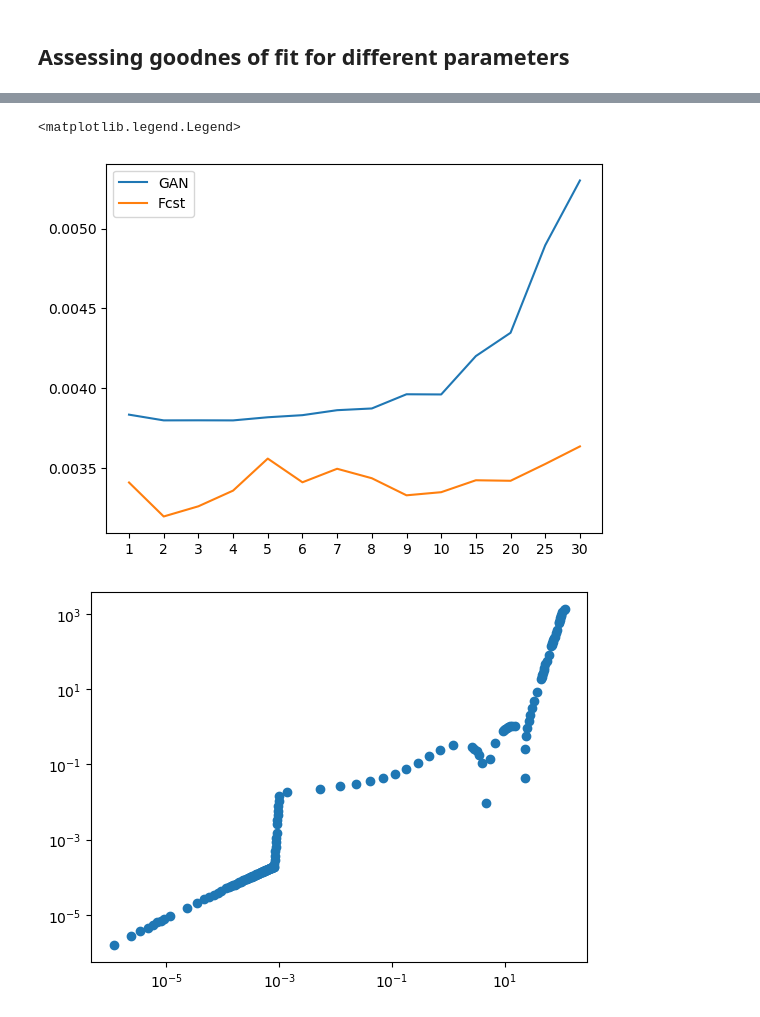
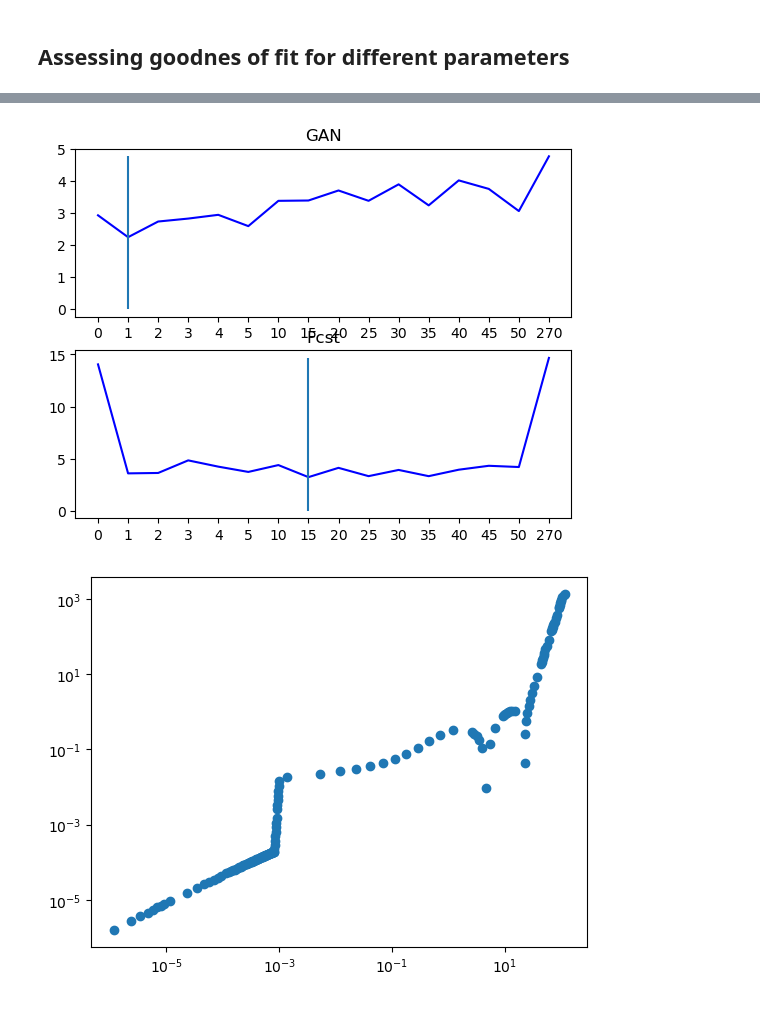
Before and after one commit to mlangguth89/downscaling-cgan, a Jupyter notebook: notebooks/quantile_mapping.ipynb, the cells around one changed output, grey strips where cells are left out. Cells and saved outputs as stored; diff of their text form; code cells hidden in the pictures.

Commit message:
improved plotting

```diff
--- a/notebooks/quantile_mapping.ipynb
+++ b/notebooks/quantile_mapping.ipynb
@@ -472,7 +457,7 @@ fcst_corrected = qmapper.get_quantile_mapped_forecast(fcst=fcst_array, dates=dat
 # %% [markdown]
 ## Assessing goodnes of fit for different parameters
 # %%
-w=1
+w=20
 plot_folder = '/user/home/uz22147/repos/downscaling-cgan/plots/quantile_map_plots'
 obs_key = 'Obs (IMERG)'
 
@@ -527,13 +512,15 @@ from sklearn.metrics import mean_squared_error
 from itertools import chain
 plot_folder = '/user/home/uz22147/repos/downscaling-cgan/plots/quantile_map_plots'
 
-widths = [1,2,3,4,5,6,7,8,9,10,15,20,25,30]
+widths = [0, 1,2,3,4,5,10,15,20,25,30,35,40,45,50,270]
 weighted_mse = {k: {} for k in ['GAN', 'Fcst']}
+basic_mse = {k: {} for k in ['GAN', 'Fcst']}
 weighted_mse_high =  {k: {} for k in ['GAN', 'Fcst']}
+area = 'total'
 
 for w in widths:
 
-    with open(os.path.join(plot_folder, f'qq_plot_test_n{w}_total.pkl'), 'rb') as ifh:
+    with open(os.path.join(plot_folder, f'qq_plot_test_n{w}_{area}.pkl'), 'rb') as ifh:
         data = pickle.load(ifh)
         quantile_results = data['quantile_results']
         quantile_boundary_list = data['quantile_boundary_list']
@@ -542,19 +529,22 @@ for w in widths:
 
     raw_gan_results =  list(chain.from_iterable([list(item) for k, item in quantile_results['GAN'].items()]))
     qmap_gan_results =  list(chain.from_iterable([list(item) for k, item in quantile_results['GAN + qmap'].items()]))
-    blended_gan_results= list(chain.from_iterable([list(item) for k, item in quantile_results['GAN'].items() if k < cutoff_point]))
-    blended_gan_results += list(chain.from_iterable([list(item) for k, item in quantile_results['GAN + qmap'].items() if k >= cutoff_point]))
+    # blended_gan_results= list(chain.from_iterable([list(item) for k, item in quantile_results['GAN'].items() if k < cutoff_point]))
+    # blended_gan_results += list(chain.from_iterable([list(item) for k, item in quantile_results['GAN + qmap'].items() if k >= cutoff_point]))
     all_obs = list(chain.from_iterable([item for item in quantile_results['Obs (IMERG)'].values()]))
 
     # apply threshold of 2* max obs
-    blended_gan_results = [min(item, 1.5*max(all_obs)) for item in blended_gan_results]
-    ifs_results = list(chain.from_iterable([list(item) for item in quantile_results['Fcst + qmap'].values()]))
+    # blended_gan_results = [min(item, 1.5*max(all_obs)) for item in blended_gan_results]
+    qmap_ifs_results = list(chain.from_iterable([list(item) for item in quantile_results['Fcst + qmap'].values()]))
 
 
-    weights = list(chain.from_iterable([ [interval_list['GAN'][n]]*(len(qb)) for n, qb in enumerate(quantile_boundary_list['GAN']) ]))
+    weights = np.array(list(chain.from_iterable([ [interval_list['GAN'][n]]*(len(qb)) for n, qb in enumerate(quantile_boundary_list['GAN']) ])))
 
-    weighted_mse['GAN'][w] = mean_squared_error(all_obs, blended_gan_results, sample_weight=weights)
-    weighted_mse['Fcst'][w] = mean_squared_error(all_obs, ifs_results, sample_weight=weights)
+    weighted_mse['GAN'][w] = mean_squared_error(all_obs, qmap_gan_results, sample_weight=weights / weights.sum())
+    weighted_mse['Fcst'][w] = mean_squared_error(all_obs, qmap_ifs_results, sample_weight=weights/weights.sum())
+
+    basic_mse['GAN'][w] = mean_squared_error(all_obs, qmap_gan_results, sample_weight=[1/len(weights)]*len(weights))
+    basic_mse['Fcst'][w] = mean_squared_error(all_obs, qmap_ifs_results, sample_weight=[1/len(weights)]*len(weights))
         # all_obs = []
         # all_fcst = []
         # all_weights = []
@@ -596,15 +572,20 @@ ax.plot(np.linspace(0,max(blended_gan_results[:num_qs]), 20), np.linspace(0,max(
 # %%
-fig, ax = plt.subplots(1,1)
+fig, ax = plt.subplots(2,1)
 
-for model_type, mse_dict in weighted_mse.items():
-    ax.plot(mse_dict.values(), label=model_type)
+for n, (model_type, mse_dict) in enumerate(basic_mse.items()):
+    vals = np.array(list(mse_dict.values()))
+    keys = list(mse_dict.keys())
+    ax[n].plot(vals, label=model_type, color='b')
 
-ax.set_xticks(range(len(widths)))
-ax.set_xticklabels(widths)
-ax.legend()
+
+    min_length = np.argmin(vals)
+
+    ax[n].vlines(min_length, 0, max(vals))
+    ax[n].set_xticks(range(len(widths)))
+    ax[n].set_xticklabels(widths)
+    ax[n].set_title(model_type)
 # %% [output]
-<matplotlib.legend.Legend>
-[figure, old version]
+[figure, new version]
 # %%
 fig, ax = plt.subplots(1,1)
 diff =  np.abs(np.array(raw_gan_results) - np.array(all_obs))
```
Also changed, not shown: parts of 21 cells of this notebook.
